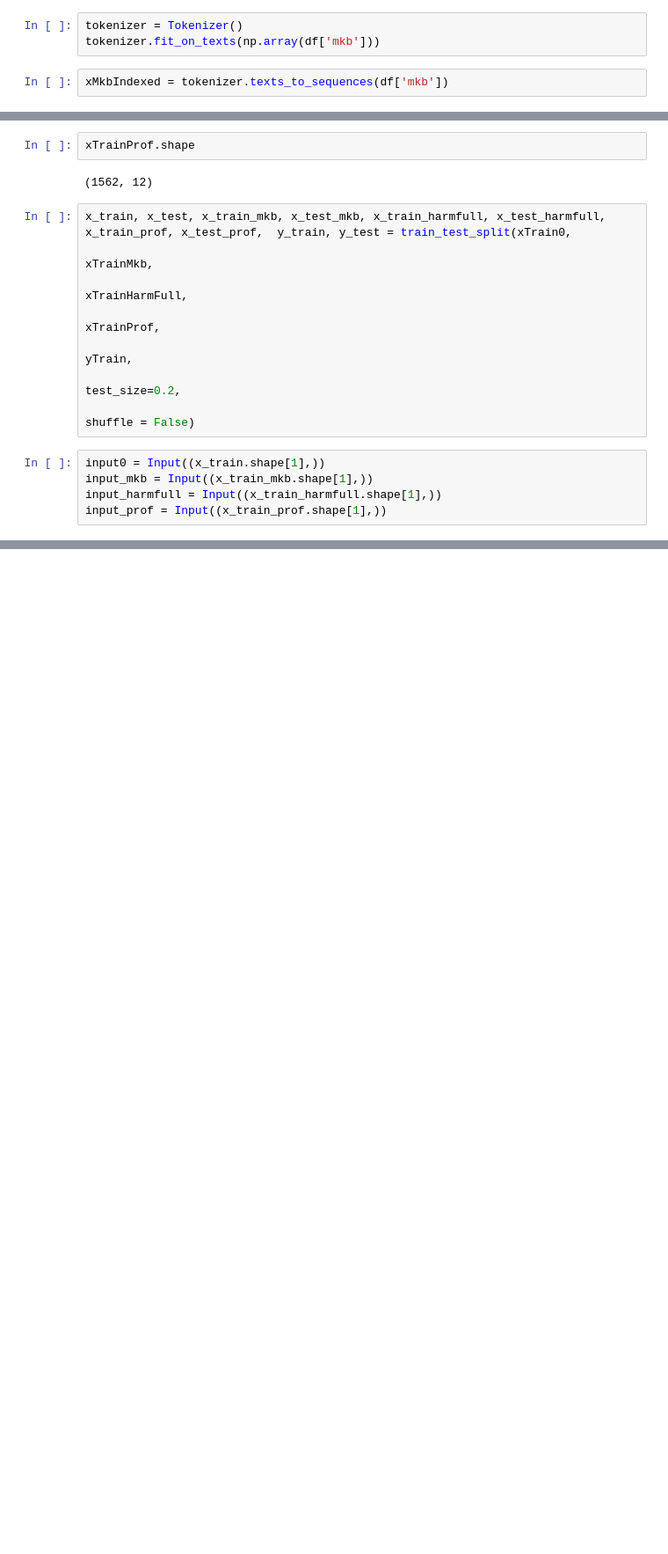
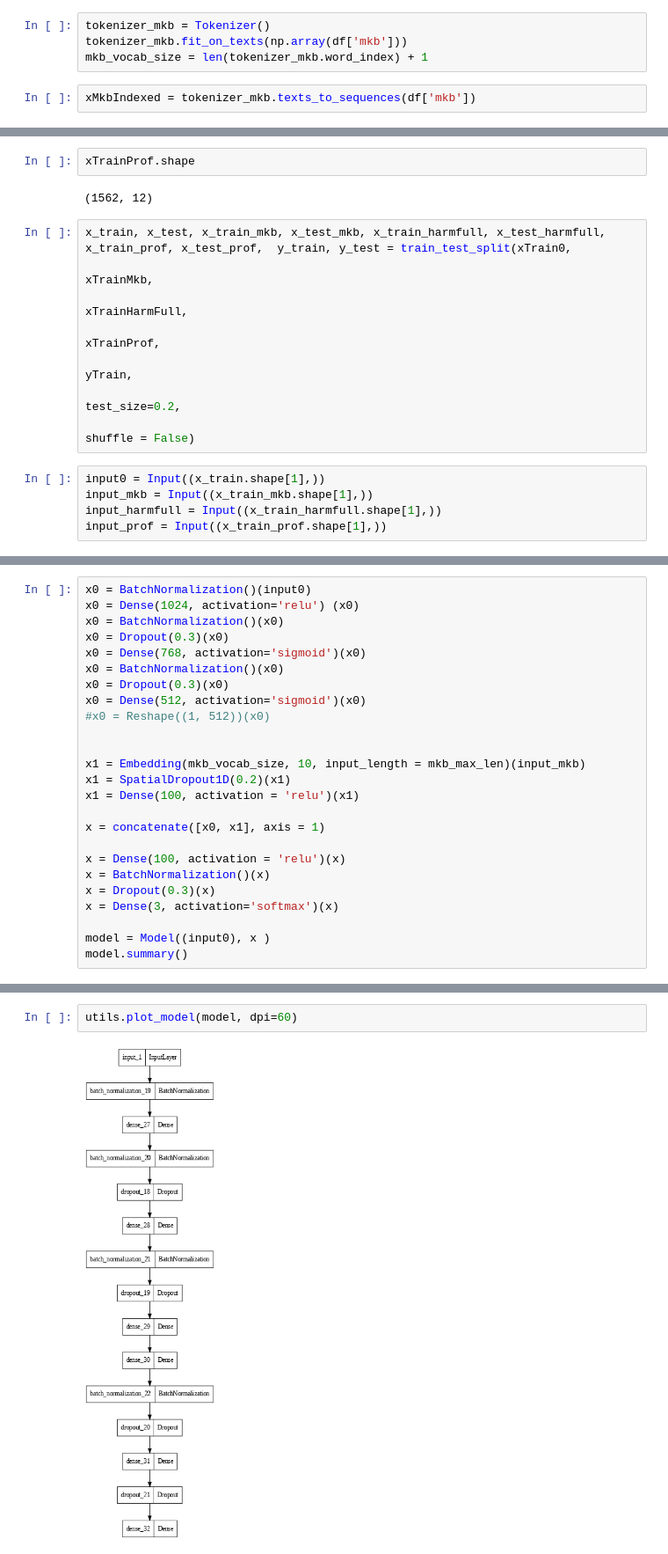
Before and after one commit to ardun12/InspectrumClinic_RecSys, a Jupyter notebook: Paul Himyak/main.ipynb, the cells around one changed output, grey strips where cells are left out. Shown at 88% size. Saved outputs shown, nothing was run; the diff lists cells and outputs as text; blank space fills up the shorter version.

```diff
--- a/Paul Himyak/main.ipynb
+++ b/Paul Himyak/main.ipynb
@@ -185,10 +195,11 @@ array(['Z00.0', 'I11.9', 'H52.1', 'H52.2', 'H53.0', 'K29.3', 'I70',
        'G58.9', 'J37.0', 'H25.1', 'I25.9', 'K82.9', 'J45.9', 'G90.8',
        'K29.4'], dtype=object)
 # %%
-tokenizer = Tokenizer()
-tokenizer.fit_on_texts(np.array(df['mkb']))
+tokenizer_mkb = Tokenizer()
+tokenizer_mkb.fit_on_texts(np.array(df['mkb']))
+mkb_vocab_size = len(tokenizer_mkb.word_index) + 1
 # %%
-xMkbIndexed = tokenizer.texts_to_sequences(df['mkb'])
+xMkbIndexed = tokenizer_mkb.texts_to_sequences(df['mkb'])
 # %%
 mkb_max_len = max(len(sublist) for sublist in xMkbIndexed)
 #mkb_max_len = max(xMkbIndexed, key=len)
@@ -247,0 +265,25 @@ input_prof = Input((x_train_prof.shape[1],))
+# %%
+x0 = BatchNormalization()(input0)
+x0 = Dense(1024, activation='relu') (x0)
+x0 = BatchNormalization()(x0)
+x0 = Dropout(0.3)(x0)
+x0 = Dense(768, activation='sigmoid')(x0)
+x0 = BatchNormalization()(x0)
+x0 = Dropout(0.3)(x0)
+x0 = Dense(512, activation='sigmoid')(x0)
+#x0 = Reshape((1, 512))(x0)
+
+
+x1 = Embedding(mkb_vocab_size, 10, input_length = mkb_max_len)(input_mkb)
+x1 = SpatialDropout1D(0.2)(x1)
+x1 = Dense(100, activation = 'relu')(x1)
+
+x = concatenate([x0, x1], axis = 1)
+
+x = Dense(100, activation = 'relu')(x)
+x = BatchNormalization()(x)
+x = Dropout(0.3)(x)
+x = Dense(3, activation='softmax')(x)
+
+model = Model((input0), x )
+model.summary()
@@ -247,0 +292,4 @@ input_prof = Input((x_train_prof.shape[1],))
+# %%
+utils.plot_model(model, dpi=60)
+# %% [output]
+[figure, added]
```
Also changed, not shown: parts of 9 cells of this notebook.
